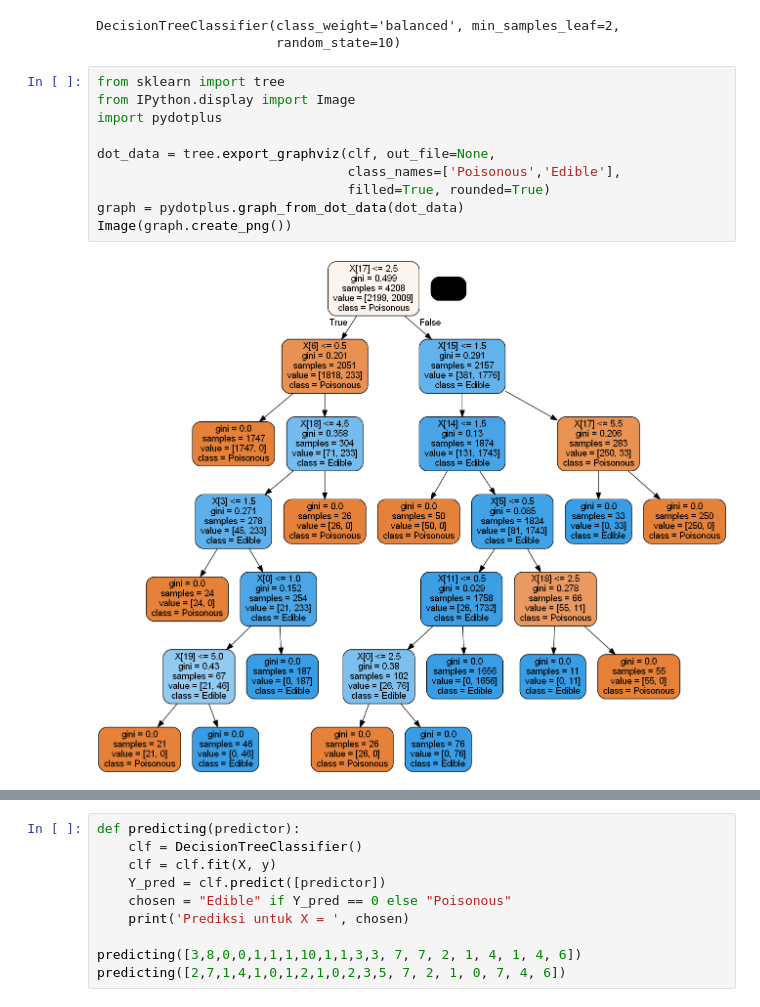
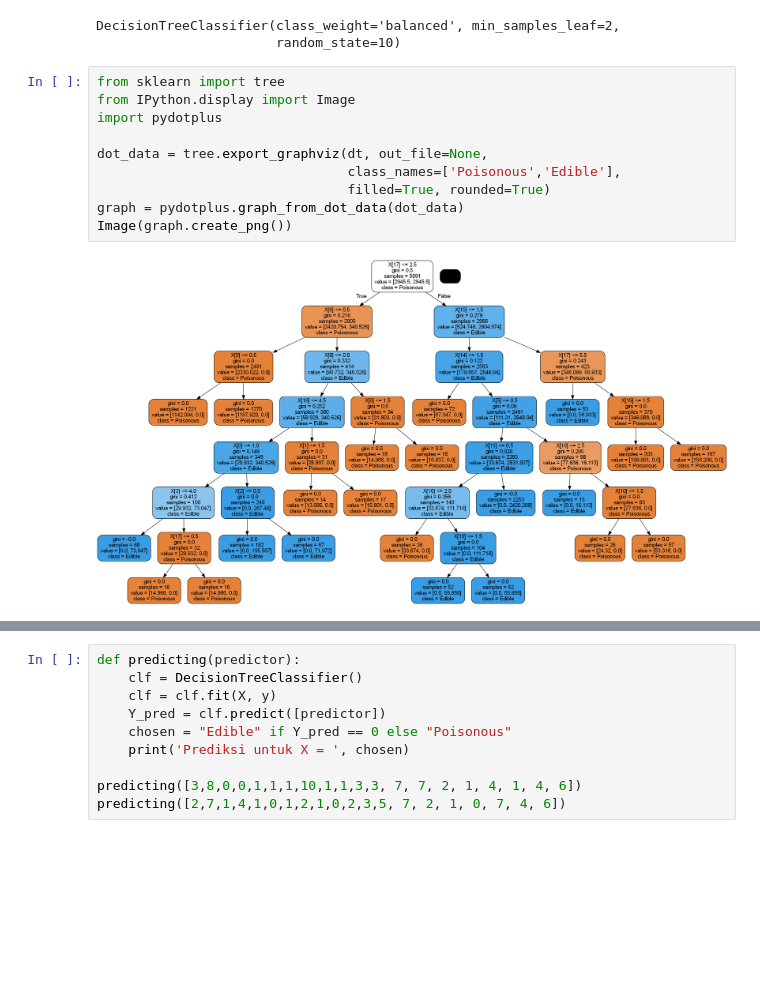
Before and after one commit to wahyudhiasatwika/Mushroom-Dataset-using-Decision-Tree, a Jupyter notebook: DT_Mushroom.ipynb, the cells around one changed output, grey strips where cells are left out. Saved outputs shown, nothing was run; the diff lists cells and outputs as text; blank space fills up the shorter version.

Commit message:
updated the decision tree graph

```diff
--- a/DT_Mushroom.ipynb
+++ b/DT_Mushroom.ipynb
@@ -361,15 +361,15 @@ DecisionTreeClassifier(class_weight='balanced', min_samples_leaf=2,
 # %%
 from sklearn import tree
 from IPython.display import Image
 import pydotplus
 
-dot_data = tree.export_graphviz(clf, out_file=None,
+dot_data = tree.export_graphviz(dt, out_file=None,
                                 class_names=['Poisonous','Edible'],
                                 filled=True, rounded=True)
 graph = pydotplus.graph_from_dot_data(dot_data)
 Image(graph.create_png())
 # %% [output]
-[figure, old version]
+[figure, new version]
 # %%
 from sklearn.model_selection import KFold
 from sklearn.model_selection import cross_val_score
```
Also changed, not shown: parts of 1 cell of this notebook.
